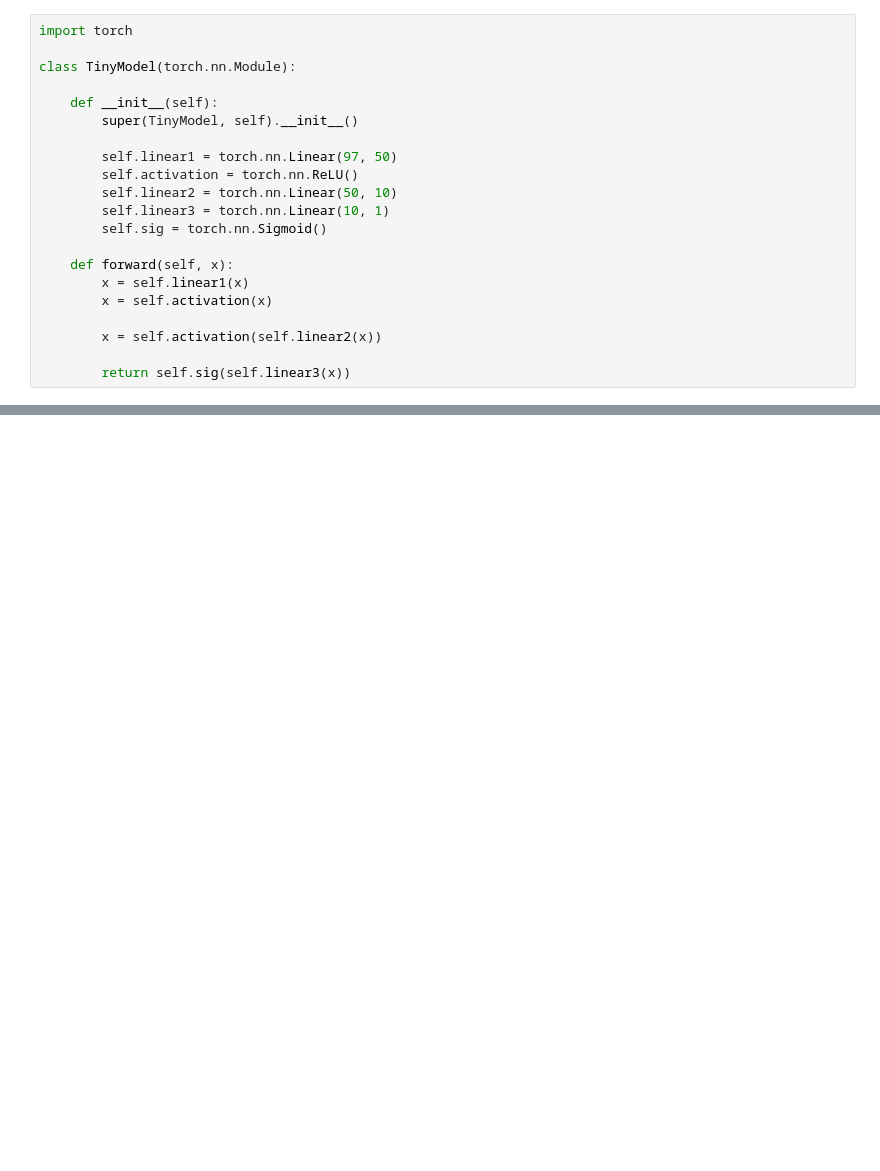
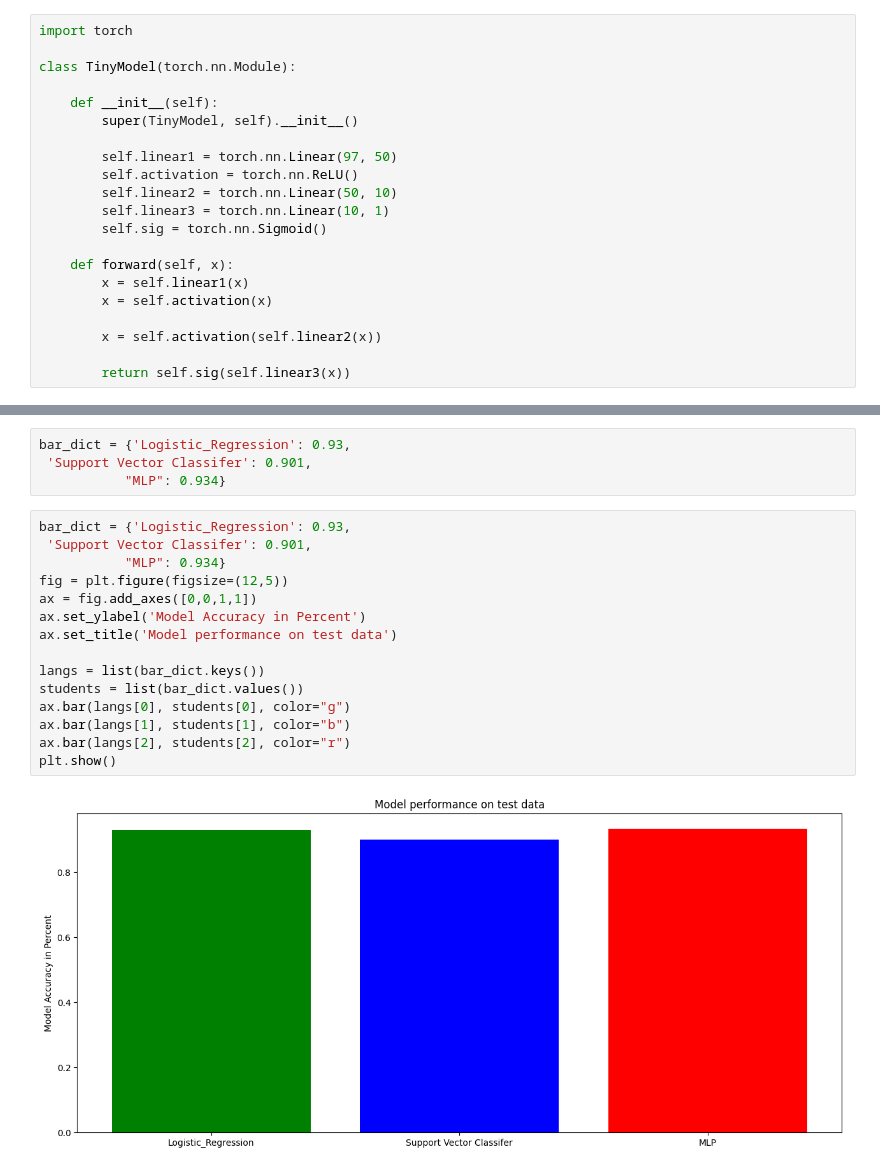
Before and after one commit to govindansriram/CS166, a Jupyter notebook: Phishing.ipynb, the cells around one changed output, grey strips where cells are left out. Saved outputs shown, nothing was run; the diff lists cells and outputs as text; blank space fills up the shorter version.

```diff
--- a/Phishing.ipynb
+++ b/Phishing.ipynb
@@ -358,0 +366,21 @@ print('Finished Training')
+# %%
+bar_dict = {'Logistic_Regression': 0.93,
+ 'Support Vector Classifer': 0.901,
+           "MLP": 0.934}
+# %%
+bar_dict = {'Logistic_Regression': 0.93,
+ 'Support Vector Classifer': 0.901,
+           "MLP": 0.934}
+fig = plt.figure(figsize=(12,5))
+ax = fig.add_axes([0,0,1,1])
+ax.set_ylabel('Model Accuracy in Percent')
+ax.set_title('Model performance on test data')
+
+langs = list(bar_dict.keys())
+students = list(bar_dict.values())
+ax.bar(langs[0], students[0], color="g")
+ax.bar(langs[1], students[1], color="b")
+ax.bar(langs[2], students[2], color="r")
+plt.show()
+# %% [output]
+[figure, added]
```
Also changed, not shown: parts of 18 cells of this notebook.
